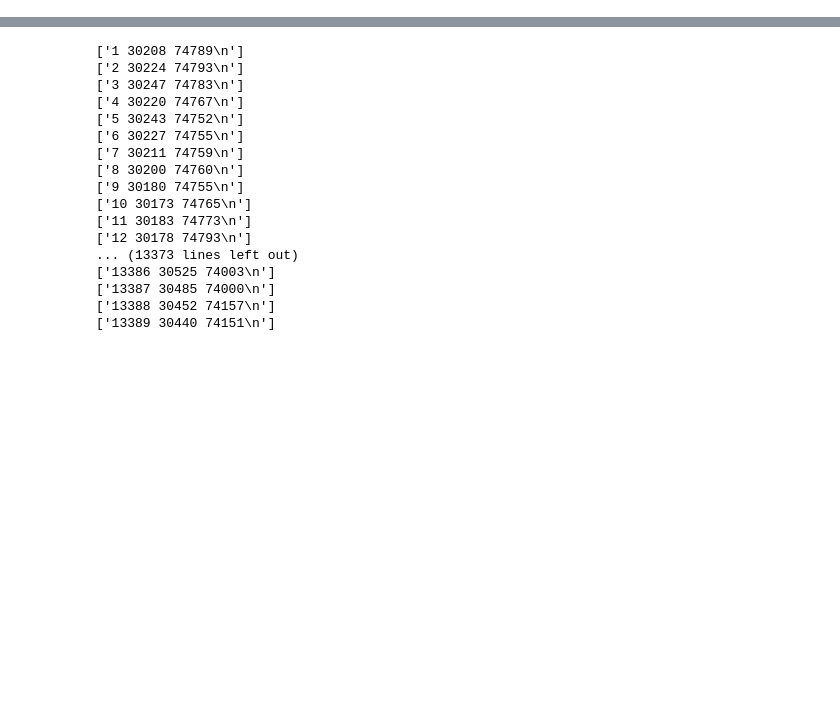
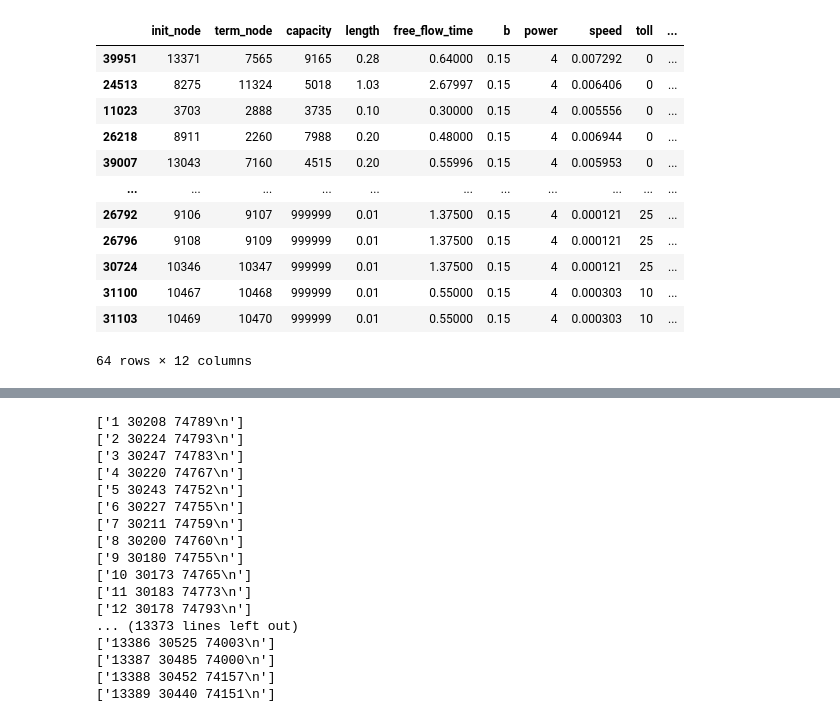
Before and after one commit to erikaguti/BSE_Networks_Final, a Jupyter notebook: Philadelphia.ipynb, the cells around one changed output, grey strips where cells are left out. Saved outputs shown, nothing was run; the diff lists cells and outputs as text; code cells hidden in the pictures; blank space fills up the shorter version.

```diff
--- a/Philadelphia.ipynb
+++ b/Philadelphia.ipynb
@@ -93,3 +94,19 @@ treatment_groups = create_subsamples(net[net['has_toll'] == 1],non_toll_roads, i
 treatment_groups_w_toll_nodes = create_subsamples(net[net['has_toll'] == 1],non_tollroads_connected_to_tolls, iterations = 10, n = 32)
 control_groups = create_subsamples(toll_roads_ff_imputed, non_toll_roads, iterations = 10, n = 32)
 control_groups_w_toll_nodes = create_subsamples(toll_roads_ff_imputed,non_tollroads_connected_to_tolls, iterations = 10, n = 32)
+# %%
+treatment_groups[9]
+# %% [output]
+|  | init_node | term_node | capacity | length | free_flow_time | b | power | speed | toll | ... |
+| 39951 | 13371 | 7565 | 9165 | 0.28 | 0.64000 | 0.15 | 4 | 0.007292 | 0 | ... |
+| 24513 | 8275 | 11324 | 5018 | 1.03 | 2.67997 | 0.15 | 4 | 0.006406 | 0 | ... |
+| 11023 | 3703 | 2888 | 3735 | 0.10 | 0.30000 | 0.15 | 4 | 0.005556 | 0 | ... |
+| 26218 | 8911 | 2260 | 7988 | 0.20 | 0.48000 | 0.15 | 4 | 0.006944 | 0 | ... |
+| 39007 | 13043 | 7160 | 4515 | 0.20 | 0.55996 | 0.15 | 4 | 0.005953 | 0 | ... |
+| ... | ... | ... | ... | ... | ... | ... | ... | ... | ... | ... |
+| 26792 | 9106 | 9107 | 999999 | 0.01 | 1.37500 | 0.15 | 4 | 0.000121 | 25 | ... |
+| 26796 | 9108 | 9109 | 999999 | 0.01 | 1.37500 | 0.15 | 4 | 0.000121 | 25 | ... |
+| 30724 | 10346 | 10347 | 999999 | 0.01 | 1.37500 | 0.15 | 4 | 0.000121 | 25 | ... |
+| 31100 | 10467 | 10468 | 999999 | 0.01 | 0.55000 | 0.15 | 4 | 0.000303 | 10 | ... |
+| 31103 | 10469 | 10470 | 999999 | 0.01 | 0.55000 | 0.15 | 4 | 0.000303 | 10 | ... |
+64 rows × 12 columns
```
Also changed, not shown: parts of 13 cells of this notebook.
